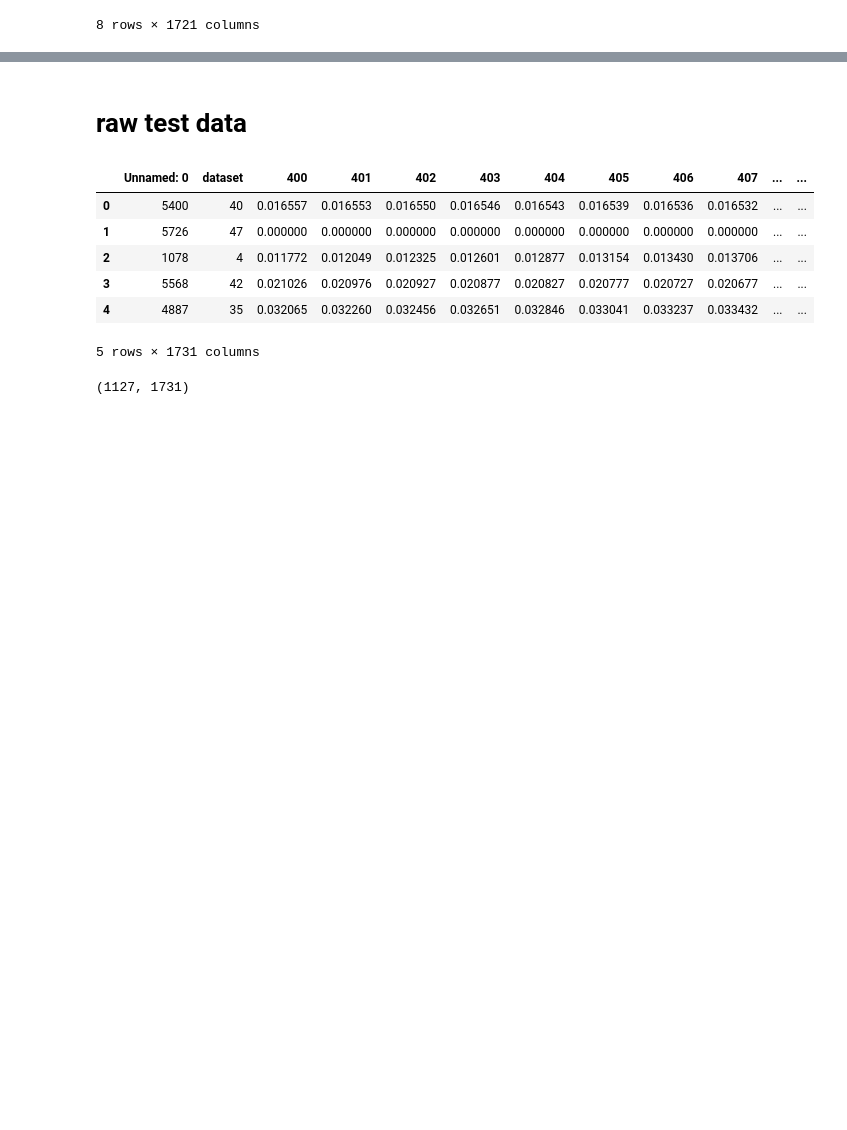
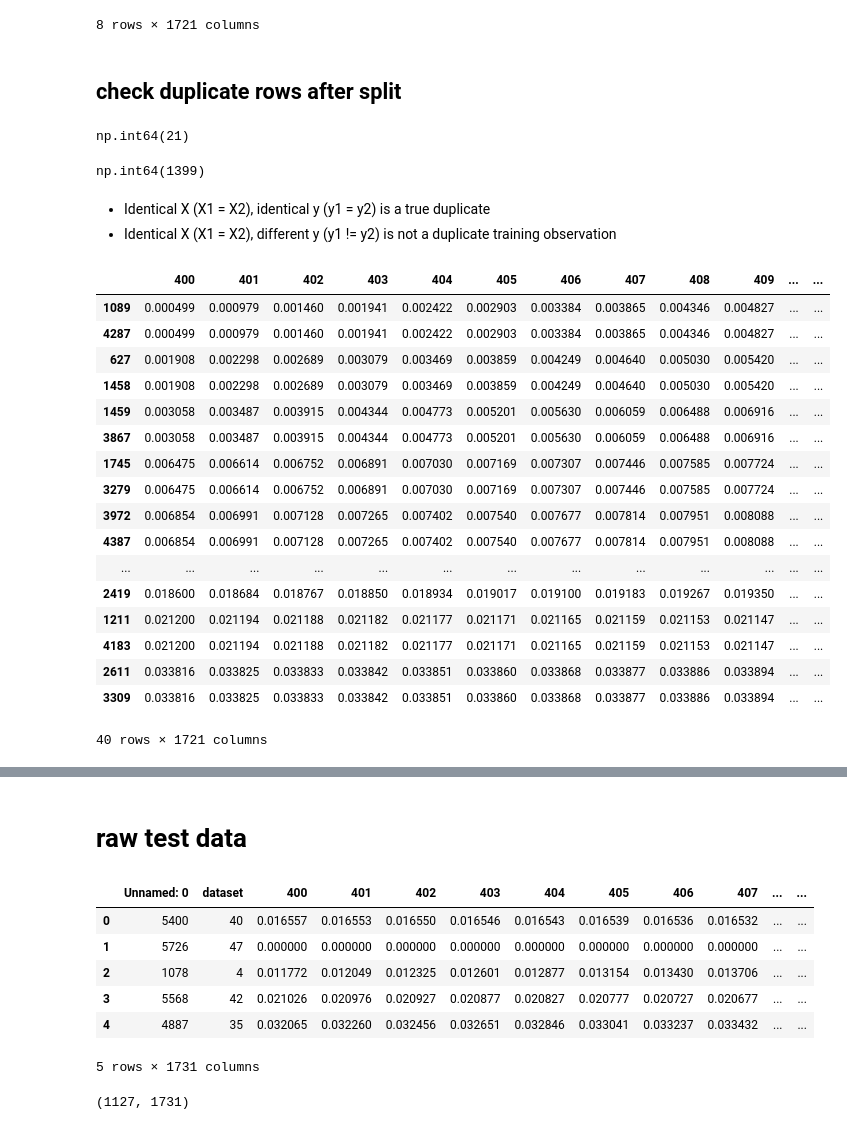
Before and after one commit to s-shivanand/cropspectai, a Jupyter notebook: notebooks/data_exploration_raw.ipynb, the cells around one changed output, grey strips where cells are left out. Saved outputs shown, nothing was run; the diff lists cells and outputs as text; code cells hidden in the pictures; blank space fills up the shorter version.

```diff
--- a/notebooks/data_exploration.ipynb
+++ b/notebooks/data_exploration_raw.ipynb
@@ -113,3 +114,39 @@ X_train.describe()
 | 75% | 0.025963 | 0.026044 | 0.026135 | 0.026253 | 0.026339 | 0.026412 | 0.026530 | 0.026677 | 0.026747 | 0.026860 | ... | ... |
 | max | 0.125586 | 0.126310 | 0.127033 | 0.127757 | 0.128481 | 0.129205 | 0.129928 | 0.130652 | 0.131376 | 0.132099 | ... | ... |
 8 rows × 1721 columns
+# %% [markdown]
+## check duplicate rows after split
+# %%
+X_train.duplicated().sum()
+# %% [output]
+np.int64(21)
+# %%
+y_train.duplicated().sum()
+# %% [output]
+np.int64(1399)
+# %% [markdown]
+- Identical X (X1 = X2), identical y (y1 = y2) is a true duplicate
+- Identical X (X1 = X2), different y (y1 != y2) is not a duplicate training observation
+# %%
+# grouped together so identical rows appear adjacent
+
+X_train[X_train.duplicated(keep=False)].sort_values(by=X_train.columns.tolist())
+# %% [output]
+|  | 400 | 401 | 402 | 403 | 404 | 405 | 406 | 407 | 408 | 409 | ... | ... |
+| 1089 | 0.000499 | 0.000979 | 0.001460 | 0.001941 | 0.002422 | 0.002903 | 0.003384 | 0.003865 | 0.004346 | 0.004827 | ... | ... |
+| 4287 | 0.000499 | 0.000979 | 0.001460 | 0.001941 | 0.002422 | 0.002903 | 0.003384 | 0.003865 | 0.004346 | 0.004827 | ... | ... |
+| 627 | 0.001908 | 0.002298 | 0.002689 | 0.003079 | 0.003469 | 0.003859 | 0.004249 | 0.004640 | 0.005030 | 0.005420 | ... | ... |
+| 1458 | 0.001908 | 0.002298 | 0.002689 | 0.003079 | 0.003469 | 0.003859 | 0.004249 | 0.004640 | 0.005030 | 0.005420 | ... | ... |
+| 1459 | 0.003058 | 0.003487 | 0.003915 | 0.004344 | 0.004773 | 0.005201 | 0.005630 | 0.006059 | 0.006488 | 0.006916 | ... | ... |
+| 3867 | 0.003058 | 0.003487 | 0.003915 | 0.004344 | 0.004773 | 0.005201 | 0.005630 | 0.006059 | 0.006488 | 0.006916 | ... | ... |
+| 1745 | 0.006475 | 0.006614 | 0.006752 | 0.006891 | 0.007030 | 0.007169 | 0.007307 | 0.007446 | 0.007585 | 0.007724 | ... | ... |
+| 3279 | 0.006475 | 0.006614 | 0.006752 | 0.006891 | 0.007030 | 0.007169 | 0.007307 | 0.007446 | 0.007585 | 0.007724 | ... | ... |
+| 3972 | 0.006854 | 0.006991 | 0.007128 | 0.007265 | 0.007402 | 0.007540 | 0.007677 | 0.007814 | 0.007951 | 0.008088 | ... | ... |
+| 4387 | 0.006854 | 0.006991 | 0.007128 | 0.007265 | 0.007402 | 0.007540 | 0.007677 | 0.007814 | 0.007951 | 0.008088 | ... | ... |
+| ... | ... | ... | ... | ... | ... | ... | ... | ... | ... | ... | ... | ... |
+| 2419 | 0.018600 | 0.018684 | 0.018767 | 0.018850 | 0.018934 | 0.019017 | 0.019100 | 0.019183 | 0.019267 | 0.019350 | ... | ... |
+| 1211 | 0.021200 | 0.021194 | 0.021188 | 0.021182 | 0.021177 | 0.021171 | 0.021165 | 0.021159 | 0.021153 | 0.021147 | ... | ... |
+| 4183 | 0.021200 | 0.021194 | 0.021188 | 0.021182 | 0.021177 | 0.021171 | 0.021165 | 0.021159 | 0.021153 | 0.021147 | ... | ... |
+| 2611 | 0.033816 | 0.033825 | 0.033833 | 0.033842 | 0.033851 | 0.033860 | 0.033868 | 0.033877 | 0.033886 | 0.033894 | ... | ... |
+| 3309 | 0.033816 | 0.033825 | 0.033833 | 0.033842 | 0.033851 | 0.033860 | 0.033868 | 0.033877 | 0.033886 | 0.033894 | ... | ... |
+40 rows × 1721 columns
```
Also changed, not shown: parts of 8 cells of this notebook, 8 other files.
